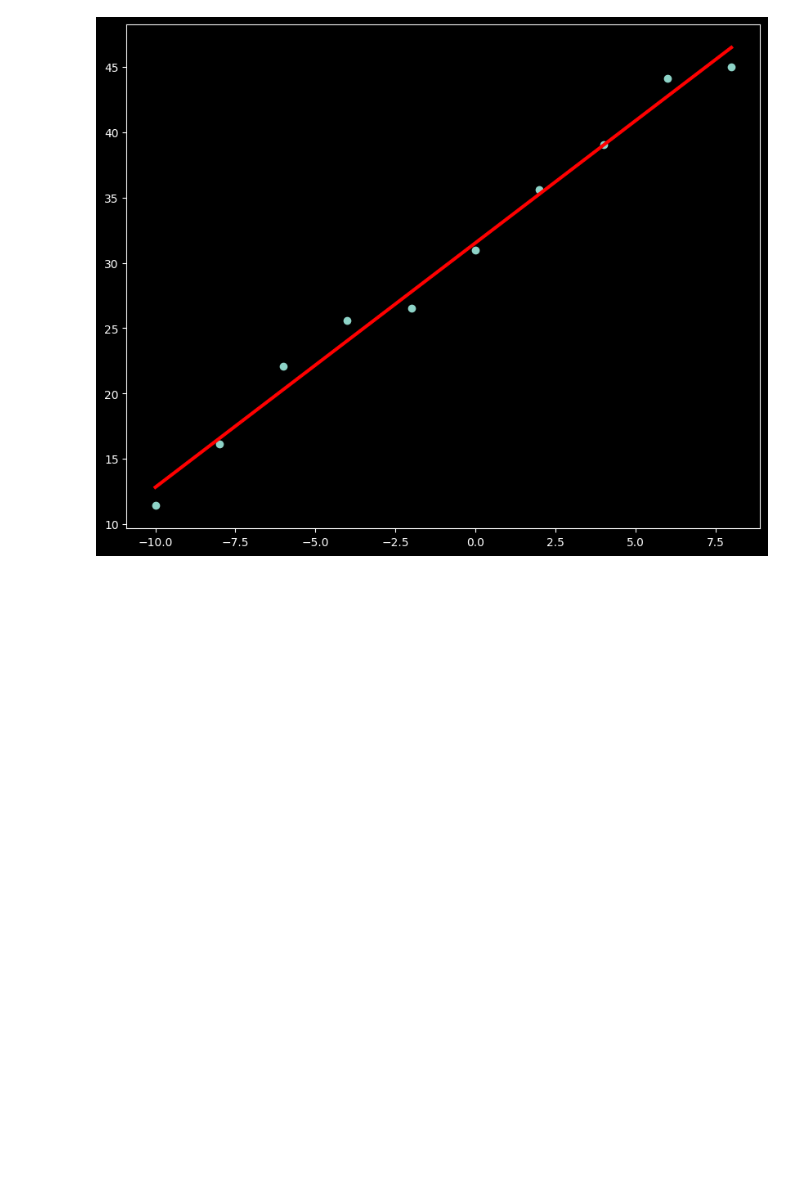
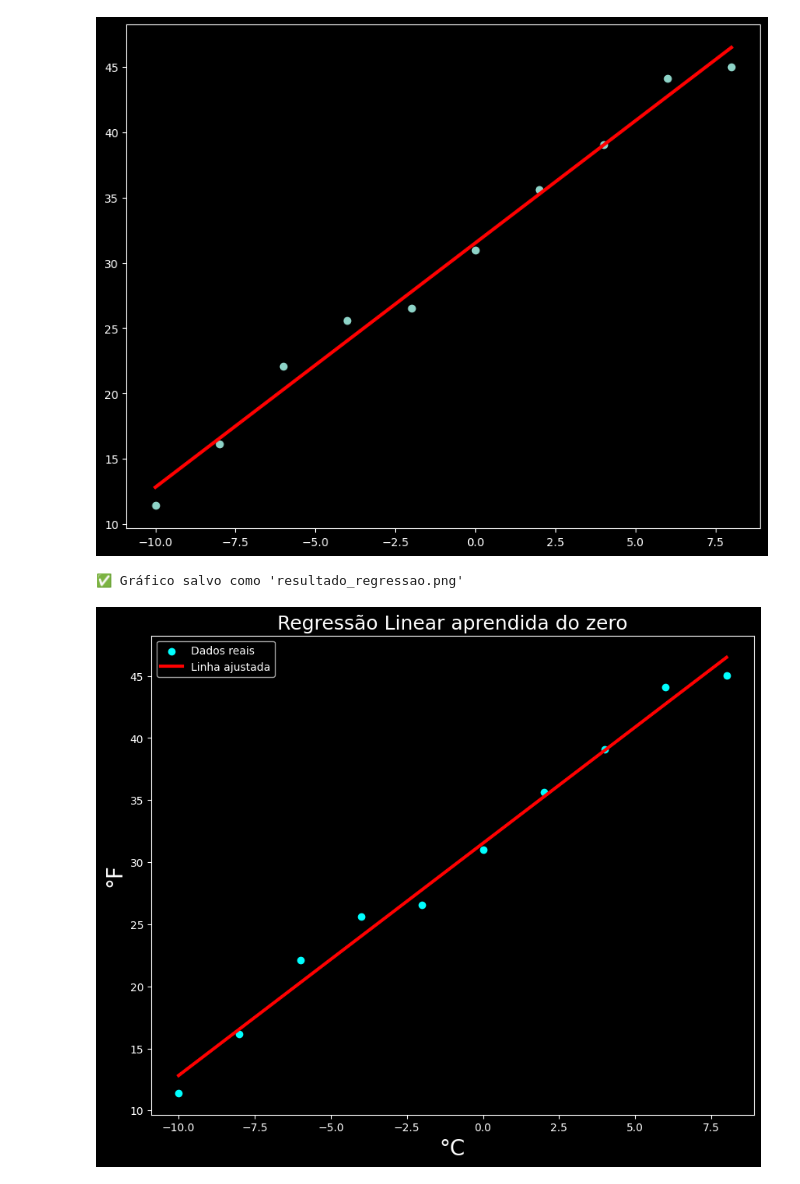
Before and after one commit to josephgabriel/RedeNeuralPython, a Jupyter notebook: RedeNeuralPython.ipynb, the cells around one changed output. Saved outputs shown, nothing was run; the diff lists cells and outputs as text; code cells hidden in the pictures; blank space fills up the shorter version.

```diff
--- a/RedeNeuralPython.ipynb
+++ b/RedeNeuralPython.ipynb
@@ -95,3 +95,21 @@ plt.plot(x, Curva_Linear(x, w, b),'r', lw=3)
 # %% [output]
 [<matplotlib.lines.Line2D at 0x...>]
 [figure]
+# %%
+# Plot e salvamento
+plt.figure(figsize=(10, 8))
+plt.scatter(x, Y, label='Dados reais', color='cyan')
+plt.plot(x, Curva_Linear(x, w, b), 'r', lw=3, label='Linha ajustada')
+plt.xlabel('°C', fontsize=20)
+plt.ylabel('°F', fontsize=20)
+plt.title('Regressão Linear aprendida do zero', fontsize=18)
+plt.legend()
+
+# Salva o gráfico gerado
+plt.savefig('resultado_regressao.png', dpi=300, bbox_inches='tight')
+print("✅ Gráfico salvo como 'resultado_regressao.png'")
+
+plt.show()
+# %% [output]
+✅ Gráfico salvo como 'resultado_regressao.png'
+[figure, added]
```
